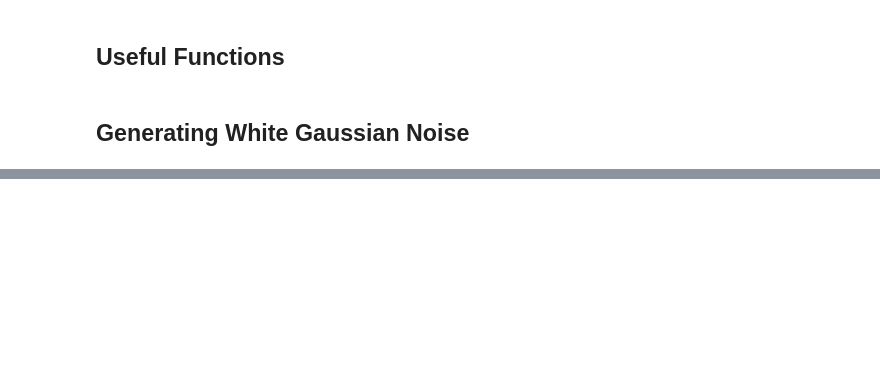
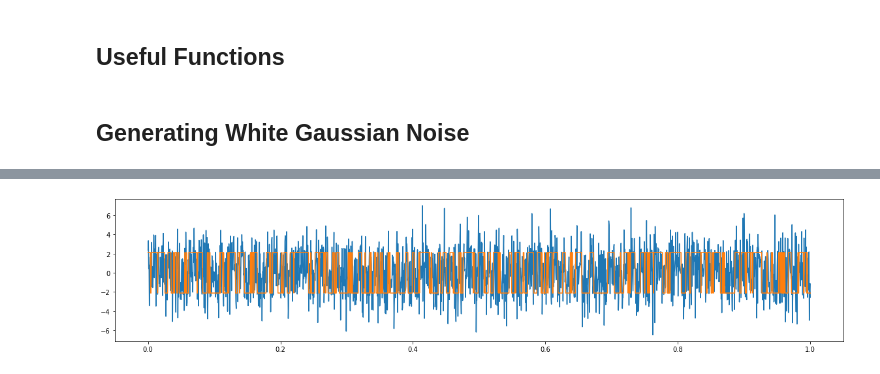
Before and after one commit to RoyElkabetz/NMR-gyroscope, a Jupyter notebook: Quantization_noise_simulation.ipynb, the cells around one changed output, grey strips where cells are left out. Saved outputs shown, nothing was run; the diff lists cells and outputs as text; code cells hidden in the pictures; blank space fills up the shorter version.

```diff
--- a/Quantization_noise_simulation.ipynb
+++ b/Quantization_noise_simulation.ipynb
@@ -92,7 +92,14 @@ filtered_noise = butter_low_pass_filter(noise,
 # %%
 quant_level = 0
-quantized_wn_1bit = np.zeros_like(noise)
-quantized_wn_1bit[noise > quant_level] = 1
+quantized_wn_1bit = np.zeros_like(noise) - np.sqrt(noise_power)
+quantized_wn_1bit[smooth(noise) > quant_level] = np.sqrt(noise_power)
 
-quantized_filtered_wn_1bit = np.zeros_like(filtered_noise)
-quantized_filtered_wn_1bit[filtered_noise > quant_level] = 1
+quantized_filtered_wn_1bit = np.zeros_like(filtered_noise) - np.sqrt(noise_power)
+quantized_filtered_wn_1bit[smooth(filtered_noise) > quant_level] = np.sqrt(noise_power)
+# %%
+plt.figure(figsize=(20, 4))
+plt.plot(t, noise)
+plt.plot(t, quantized_wn_1bit)
+plt.show()
+# %% [output]
+[figure, added]
```
Also changed, not shown: parts of 8 cells of this notebook.
